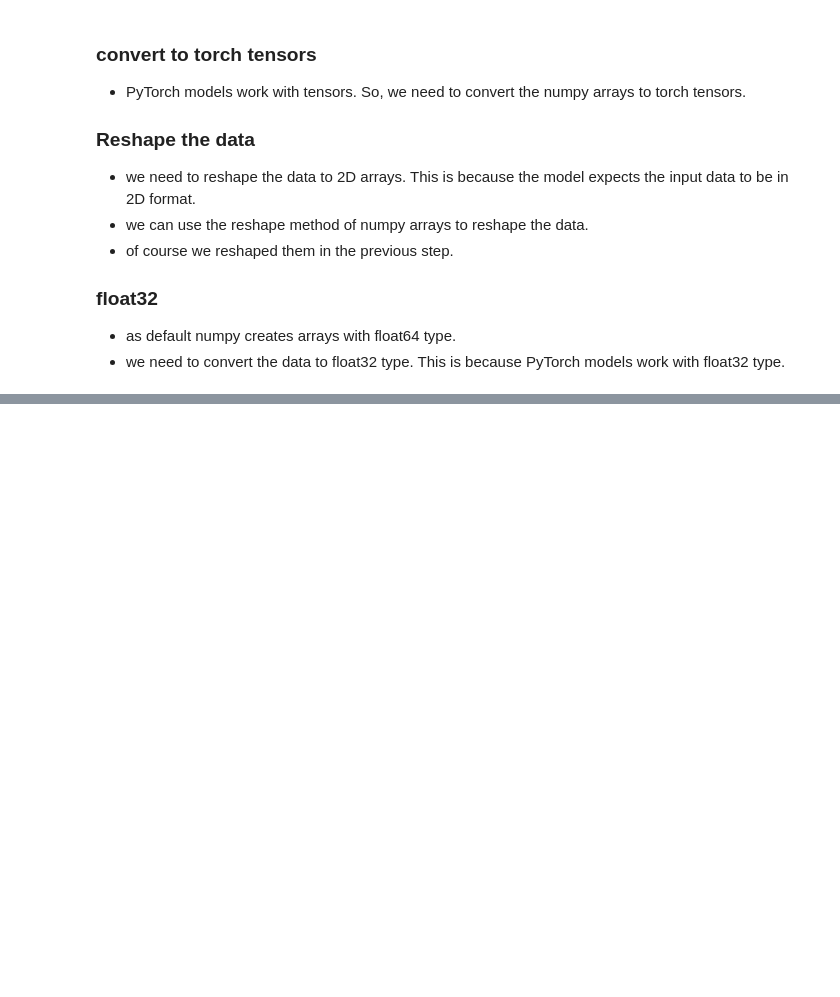
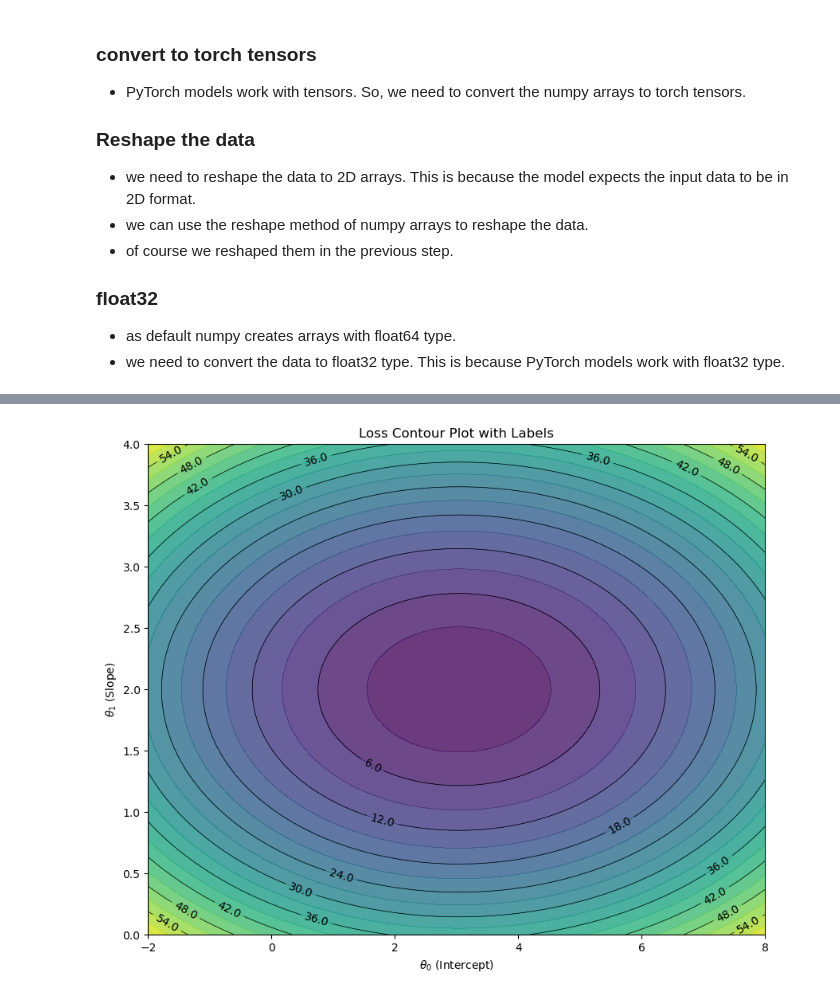
Before and after one commit to hmolhem/Linear-Regression-Pytorch, a Jupyter notebook: Project_01/LR_ExperienceVsSalary_01.ipynb, the cells around one changed output, grey strips where cells are left out. Drawn from its saved outputs; the diff is of its cells as text; code cells hidden in the pictures; blank space fills up the shorter version.

```diff
--- a/Project_01/LR_ExperienceVsSalary_01.ipynb
+++ b/Project_01/LR_ExperienceVsSalary_01.ipynb
@@ -246,0 +568,36 @@ shape of y test tensor: torch.Size([1])
+# %%
+# 1. Setup Data (same as before)
+x = torch.linspace(-5, 5, 100)
+y_true = 3.0 + 2.0 * x + torch.randn(x.shape) * 1.0
+theta0_vals = np.linspace(-2, 8, 100)
+theta1_vals = np.linspace(0, 4, 100)
+T0, T1 = np.meshgrid(theta0_vals, theta1_vals)
+Z = np.zeros_like(T0)
+
+for i in range(len(theta1_vals)):
+    for j in range(len(theta0_vals)):
+        y_pred = T0[i, j] + T1[i, j] * x
+        Z[i, j] = torch.mean((y_true - y_pred) ** 2).item()
+
+# 2. Plotting
+plt.figure(figsize=(10, 8))
+
+# A. Filled Contours (Background colors)
+plt.contourf(T0, T1, Z, levels=20, cmap='viridis', alpha=0.8)
+
+# B. Line Contours (The actual lines to label)
+# We save this to a variable 'line_contours'
+line_contours = plt.contour(T0, T1, Z, levels=10, colors='black', linewidths=0.5)
+
+# C. Add Labels to the lines
+plt.clabel(line_contours, inline=True, fontsize=10, fmt='%1.1f')
+
+# Labels and Save
+plt.title('Loss Contour Plot with Labels')
+plt.xlabel(r'$\theta_0$ (Intercept)')
+plt.ylabel(r'$\theta_1$ (Slope)')
+
+plt.savefig('./../images/loss_contour_labeled.png', dpi=300)
+plt.show()
+# %% [output]
+[figure, added]
```
Also changed, not shown: parts of 21 cells of this notebook.
